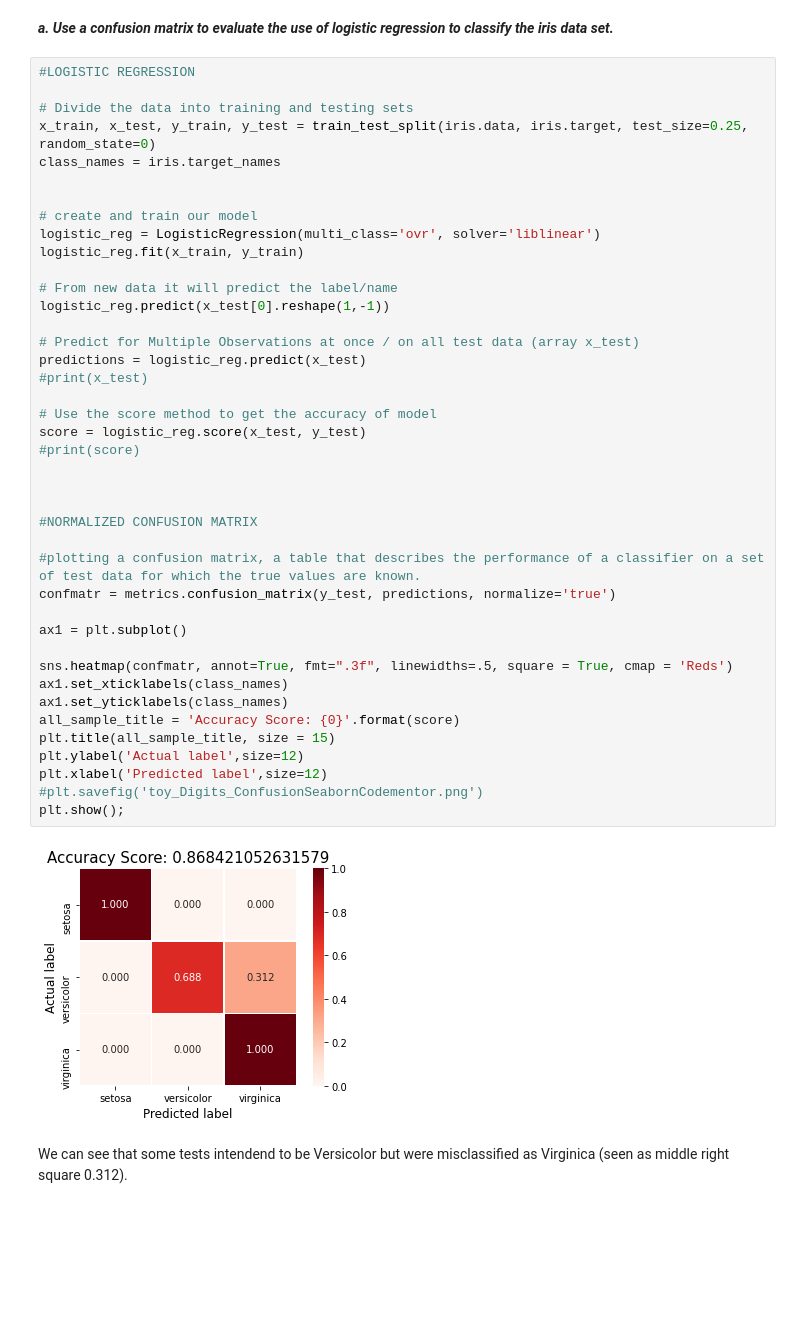
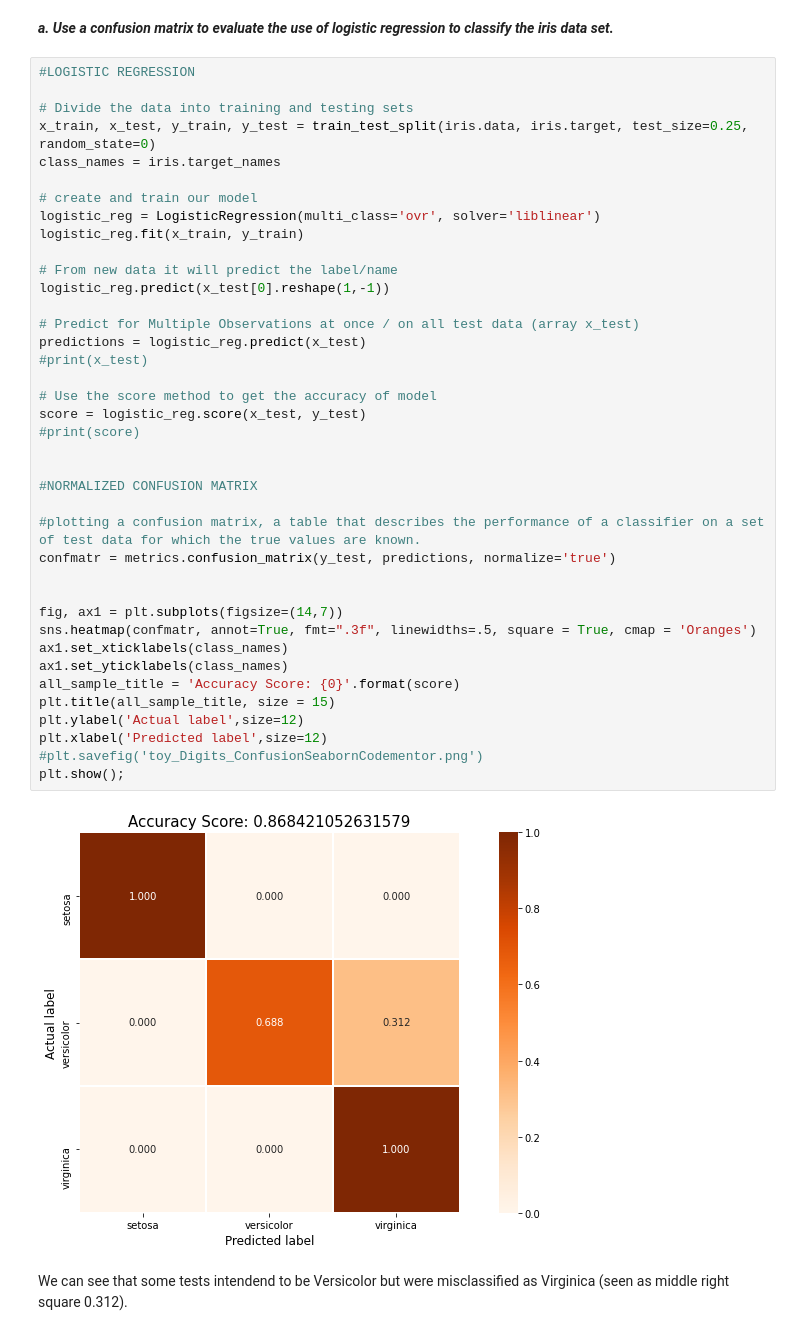
Before and after one commit to captainbalbin/dat405, a Jupyter notebook: assignments/assignment-2/classification.ipynb, the cells around one changed output. Drawn from its saved outputs; the diff is of its cells as text; blank space fills up the shorter version.

```diff
--- a/assignments/assignment-2/classification.ipynb
+++ b/assignments/assignment-2/classification.ipynb
@@ -30,43 +23,41 @@ print(iris.target)
 # Divide the data into training and testing sets
 x_train, x_test, y_train, y_test = train_test_split(iris.data, iris.target, test_size=0.25, random_state=0)
 class_names = iris.target_names
-
 
 # create and train our model
 logistic_reg = LogisticRegression(multi_class='ovr', solver='liblinear')
 logistic_reg.fit(x_train, y_train)
 
 # From new data it will predict the label/name
 logistic_reg.predict(x_test[0].reshape(1,-1))
 
 # Predict for Multiple Observations at once / on all test data (array x_test)
 predictions = logistic_reg.predict(x_test)
 #print(x_test)
 
 # Use the score method to get the accuracy of model
 score = logistic_reg.score(x_test, y_test)
 #print(score)
 
 
-
 #NORMALIZED CONFUSION MATRIX
 
 #plotting a confusion matrix, a table that describes the performance of a classifier on a set of test data for which the true values are known.
 confmatr = metrics.confusion_matrix(y_test, predictions, normalize='true')
 
-ax1 = plt.subplot()
 
-sns.heatmap(confmatr, annot=True, fmt=".3f", linewidths=.5, square = True, cmap = 'Reds')
+fig, ax1 = plt.subplots(figsize=(14,7))
+sns.heatmap(confmatr, annot=True, fmt=".3f", linewidths=.5, square = True, cmap = 'Oranges')
 ax1.set_xticklabels(class_names)
 ax1.set_yticklabels(class_names)
 all_sample_title = 'Accuracy Score: {0}'.format(score)
 plt.title(all_sample_title, size = 15)
 plt.ylabel('Actual label',size=12)
 plt.xlabel('Predicted label',size=12)
 #plt.savefig('toy_Digits_ConfusionSeabornCodementor.png')
 plt.show();
 # %% [output]
-[figure, old version]
+[figure, new version]
 # %% [markdown]
 We can see that some tests intendend to be Versicolor but were misclassified as Virginica (seen as middle right square 0.312).
 # %% [markdown]
```
Also changed, not shown: parts of 9 cells of this notebook, 12 other files.
